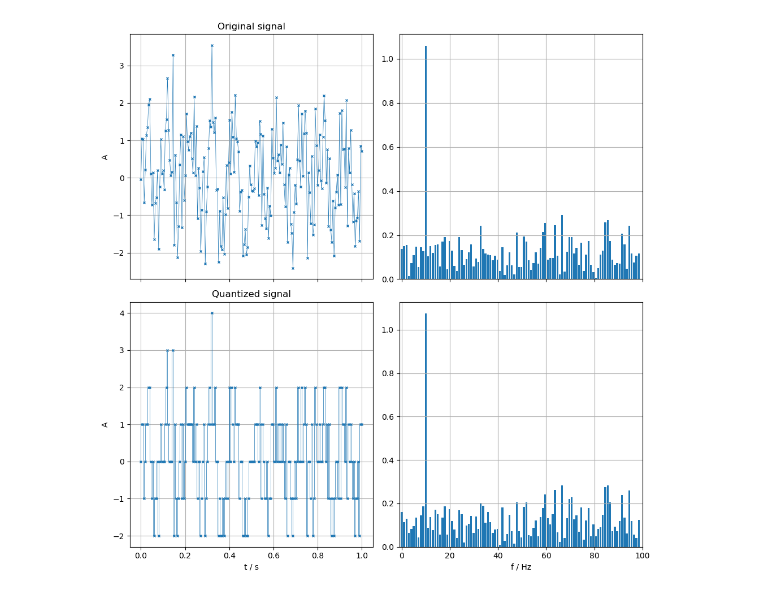
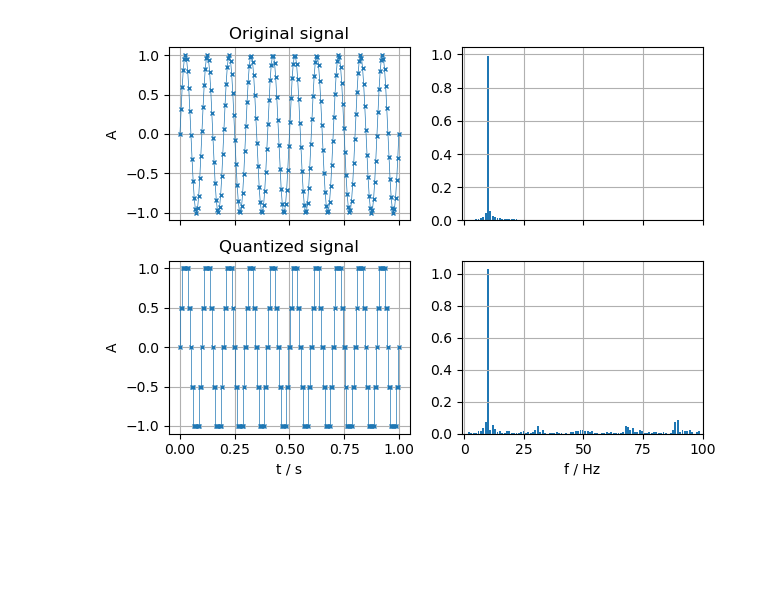
Before and after one commit to hanno22/FPraktikum, a Jupyter notebook: Spektralanalyse/ad_resolution.ipynb, the cells around one changed output. Cells and saved outputs as stored; diff of their text form; code cells hidden in the pictures; blank space fills up the shorter version.

```diff
--- a/Spektralanalyse/ad_resolution.ipynb
+++ b/Spektralanalyse/ad_resolution.ipynb
@@ -7,35 +7,35 @@ N = 200
 ts = np.linspace(0, 1, N)
 dt = ts[1] - ts[0]
 f1 = 10
-ys = np.sin(2 * np.pi * f1 * ts) + 1 * np.random.normal(size=N)
+ys = np.sin(2 * np.pi * f1 * ts)# + 1 * np.random.normal(size=N)
 ffts = fft(ys)
 
 # Simulate limited resolution
-num_bits = 1
+num_bits = 2
 quantization_levels = 2 ** num_bits
 quantization_step = 2 / quantization_levels
 quantized_ys = np.around(ys / quantization_step) * quantization_step
 
 quantized_ffts = fft(quantized_ys)
 
-fig, axs = plt.subplots(2, 2, sharex='col', figsize=(10,10))
+fig, axs = plt.subplots(2, 2, sharex='col')
 axs[0][0].plot(ts, ys, '-x', markersize=3, lw=0.5)
 axs[0][0].set(ylabel="A", title="Original signal")
 axs[1][0].step(ts, quantized_ys, '-x', markersize=3, lw=0.5)
 axs[1][0].set(xlabel="t / s", ylabel="A", title="Quantized signal")
 axs[0][1].bar(fftfreq(N, d=dt)[0:N//2], 2.0 / N * np.abs(ffts[0:N//2]))
 axs[1][1].bar(fftfreq(N, d=dt)[0:N//2], 2.0 / N * np.abs(quantized_ffts[0:N//2]))
 axs[1][1].set(xlim=[-1,100], xlabel="f / Hz")
 #axs[1][1].set_yscale('log')
 #axs[0][1].set_yscale('log')
 
 axs[0][0].grid()
 axs[1][0].grid()
 axs[0][1].grid()
 axs[1][1].grid()
 
 fig.tight_layout()
 plt.show()
 fig.savefig('out/quantization')
 # %% [output]
-[figure, old version]
+[figure, new version]
```
